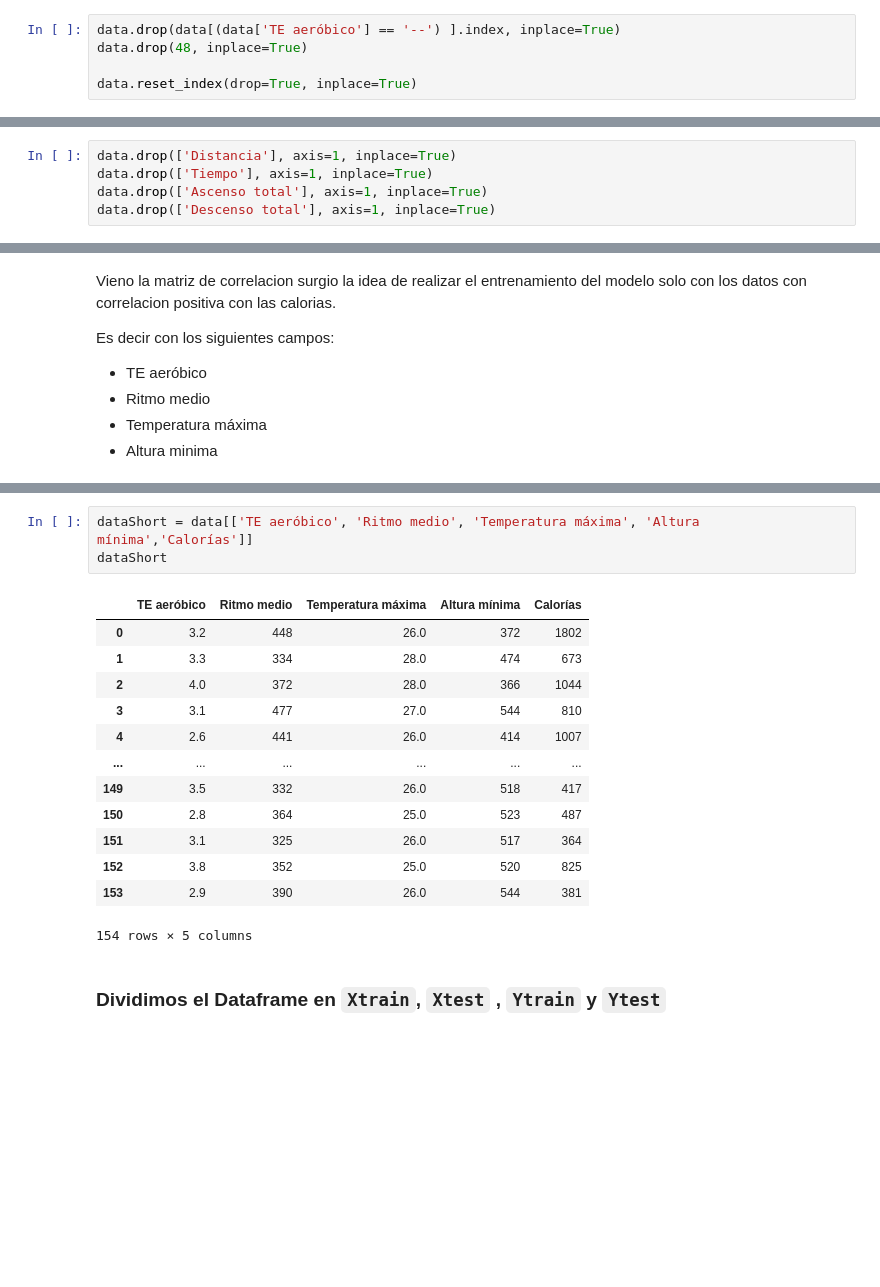
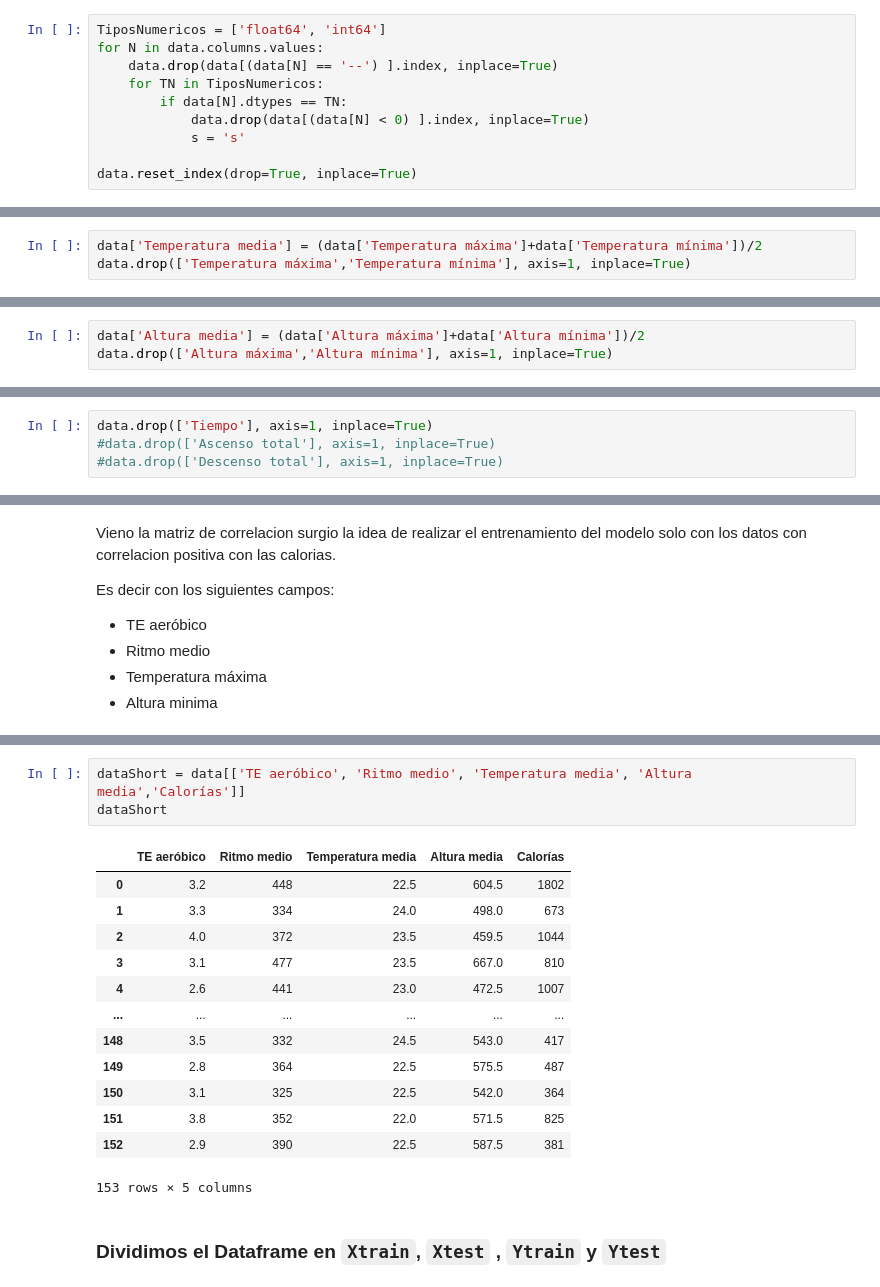
Before and after one commit to IgnacioBarb/Actividad-3.6-Rendimiento-deportivo, a Jupyter notebook: Rendimiento deportivo.ipynb, the cells around one changed output, grey strips where cells are left out. Drawn from its saved outputs; the diff is of its cells as text; blank space fills up the shorter version.

```diff
--- a/Rendimiento deportivo.ipynb
+++ b/Rendimiento deportivo.ipynb
@@ -97,7 +103,12 @@ data
 - Luego reindexamos el dataframe
 # %%
-data.drop(data[(data['TE aeróbico'] == '--') ].index, inplace=True)
-data.drop(48, inplace=True)
+TiposNumericos = ['float64', 'int64']
+for N in data.columns.values:
+    data.drop(data[(data[N] == '--') ].index, inplace=True)
+    for TN in TiposNumericos:
+        if data[N].dtypes == TN:
+            data.drop(data[(data[N] < 0) ].index, inplace=True)
+            s = 's'
 
 data.reset_index(drop=True, inplace=True)
 # %% [markdown]
@@ -254,0 +271,3 @@ memory usage: 18.2 KB
+# %%
+data['Temperatura media'] = (data['Temperatura máxima']+data['Temperatura mínima'])/2
+data.drop(['Temperatura máxima','Temperatura mínima'], axis=1, inplace=True)
@@ -255,3 +278,6 @@ memory usage: 18.2 KB
+# %%
+data['Altura media'] = (data['Altura máxima']+data['Altura mínima'])/2
+data.drop(['Altura máxima','Altura mínima'], axis=1, inplace=True)
 # %% [markdown]
 # Visualizacion de datos
 # %% [markdown]
@@ -275,10 +301,9 @@ plt.show()
 - `Acenso total`
 - `Descenso total`
 # %%
-data.drop(['Distancia'], axis=1, inplace=True)
 data.drop(['Tiempo'], axis=1, inplace=True)
-data.drop(['Ascenso total'], axis=1, inplace=True)
-data.drop(['Descenso total'], axis=1, inplace=True)
+#data.drop(['Ascenso total'], axis=1, inplace=True)
+#data.drop(['Descenso total'], axis=1, inplace=True)
 # %% [markdown]
 ### Volvemos a pintar la matriz de correlación
 # %%
@@ -362,22 +390,22 @@ Es decir con los siguientes campos:
 # %% [markdown]
 ![image.png](attachment:image.png)
 # %%
-dataShort = data[['TE aeróbico', 'Ritmo medio', 'Temperatura máxima', 'Altura mínima','Calorías']]
+dataShort = data[['TE aeróbico', 'Ritmo medio', 'Temperatura media', 'Altura media','Calorías']]
 dataShort
 # %% [output]
-|  | TE aeróbico | Ritmo medio | Temperatura máxima | Altura mínima | Calorías |
-| 0 | 3.2 | 448 | 26.0 | 372 | 1802 |
-| 1 | 3.3 | 334 | 28.0 | 474 | 673 |
-| 2 | 4.0 | 372 | 28.0 | 366 | 1044 |
-| 3 | 3.1 | 477 | 27.0 | 544 | 810 |
-| 4 | 2.6 | 441 | 26.0 | 414 | 1007 |
+|  | TE aeróbico | Ritmo medio | Temperatura media | Altura media | Calorías |
+| 0 | 3.2 | 448 | 22.5 | 604.5 | 1802 |
+| 1 | 3.3 | 334 | 24.0 | 498.0 | 673 |
+| 2 | 4.0 | 372 | 23.5 | 459.5 | 1044 |
+| 3 | 3.1 | 477 | 23.5 | 667.0 | 810 |
+| 4 | 2.6 | 441 | 23.0 | 472.5 | 1007 |
 | ... | ... | ... | ... | ... | ... |
-| 149 | 3.5 | 332 | 26.0 | 518 | 417 |
-| 150 | 2.8 | 364 | 25.0 | 523 | 487 |
-| 151 | 3.1 | 325 | 26.0 | 517 | 364 |
-| 152 | 3.8 | 352 | 25.0 | 520 | 825 |
-| 153 | 2.9 | 390 | 26.0 | 544 | 381 |
+| 148 | 3.5 | 332 | 24.5 | 543.0 | 417 |
+| 149 | 2.8 | 364 | 22.5 | 575.5 | 487 |
+| 150 | 3.1 | 325 | 22.5 | 542.0 | 364 |
+| 151 | 3.8 | 352 | 22.0 | 571.5 | 825 |
+| 152 | 2.9 | 390 | 22.5 | 587.5 | 381 |
-154 rows × 5 columns
+153 rows × 5 columns
 # %% [markdown]
 ### Dividimos el Dataframe en `Xtrain`, `Xtest` , `Ytrain` y `Ytest`
 # %%
```
Also changed, not shown: parts of 25 cells of this notebook.
